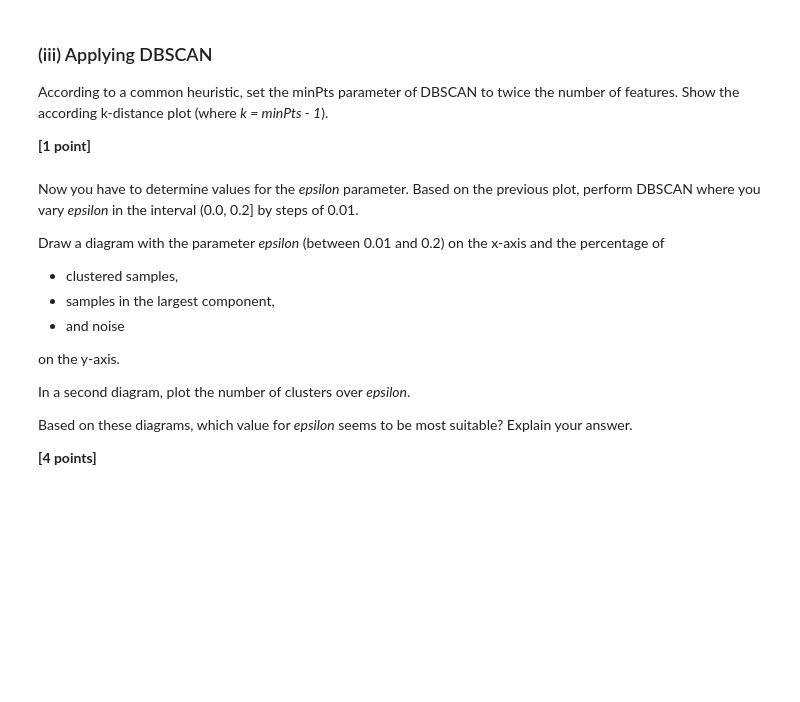
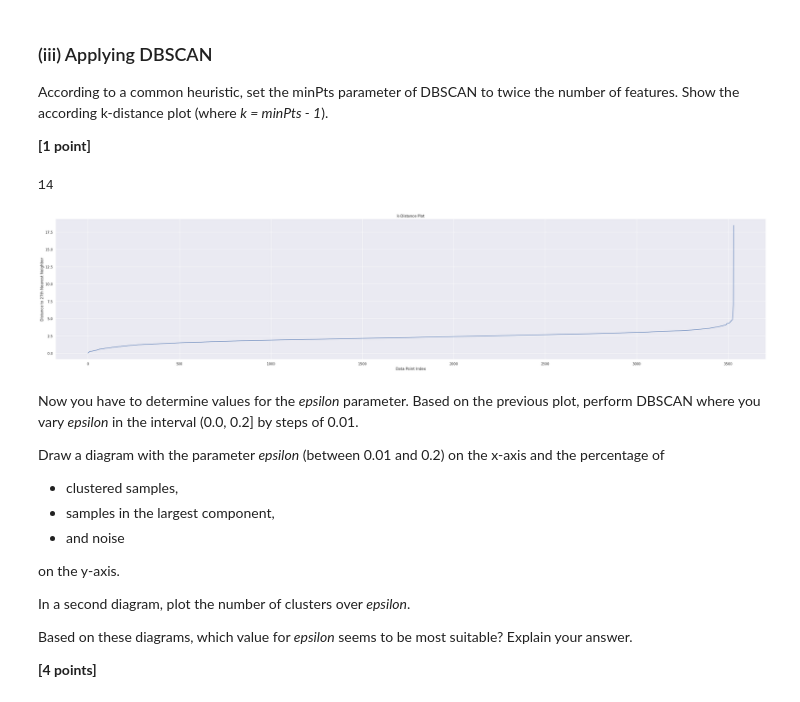
Before and after one commit to sillyduckyluck/IDS_Winning_team, a Jupyter notebook: Part_1/IDS_WS23_Assignment_part_1-student.ipynb, the cells around one changed output. Saved outputs shown, nothing was run; the diff lists cells and outputs as text; code cells hidden in the pictures; blank space fills up the shorter version.

Commit message:
added first clustering code push

```diff
--- a/Part_1/IDS_WS23_Assignment_part_1-student.ipynb
+++ b/Part_1/IDS_WS23_Assignment_part_1-student.ipynb
@@ -580,0 +636,5 @@ dist = np.genfromtxt("distance.txt", delimiter=",")
+# %%
+#read in the distance.txt
+distance_matrix_df = pd.read_csv('distance.txt', header=None)
+
+print(distance_matrix_df)
@@ -589,3 +665,35 @@ According to a common heuristic, set the minPts parameter of DBSCAN to twice the
+# %%
+print(num_features)
+# %% [output]
+14
+# %%
+import numpy as np
+import matplotlib.pyplot as plt
+from sklearn.neighbors import NearestNeighbors
+from sklearn import cluster
+
+# Calculate minPts
+num_features = len(categorical_features) + len(numerical_features)
+min_pts = 2 * num_features
+
+# k = minPts - 1, then calculate distances to n nearest neighbors
+n_neighbors = min_pts - 1
+nn = NearestNeighbors(n_neighbors=n_neighbors)
+nn_fit = nn.fit(distance_matrix_df)
+distances, indices = nn_fit.kneighbors(distance_matrix_df)
+
+# First, Sort the distances, and then plot the k-distance graph
+distances = np.sort(distances, axis=0)
+distances = distances[:,1]
+#plt.plot(distances)
+#plt.plot(np.arange(1, len(distances) + 1), distances, marker='.')
+plt.plot(distances)
+plt.title('k-Distance Plot')
+plt.xlabel('Data Point Index')
+plt.ylabel(f'Distance to {n_neighbors}th Nearest Neighbor')
+plt.show()
+# %% [output]
+[figure, added]
 # %% [markdown]
 Now you have to determine values for the *epsilon* parameter. Based on the previous plot, perform DBSCAN where you vary *epsilon* in the interval (0.0, 0.2] by steps of 0.01.
 
```
Also changed, not shown: parts of 26 cells of this notebook.
